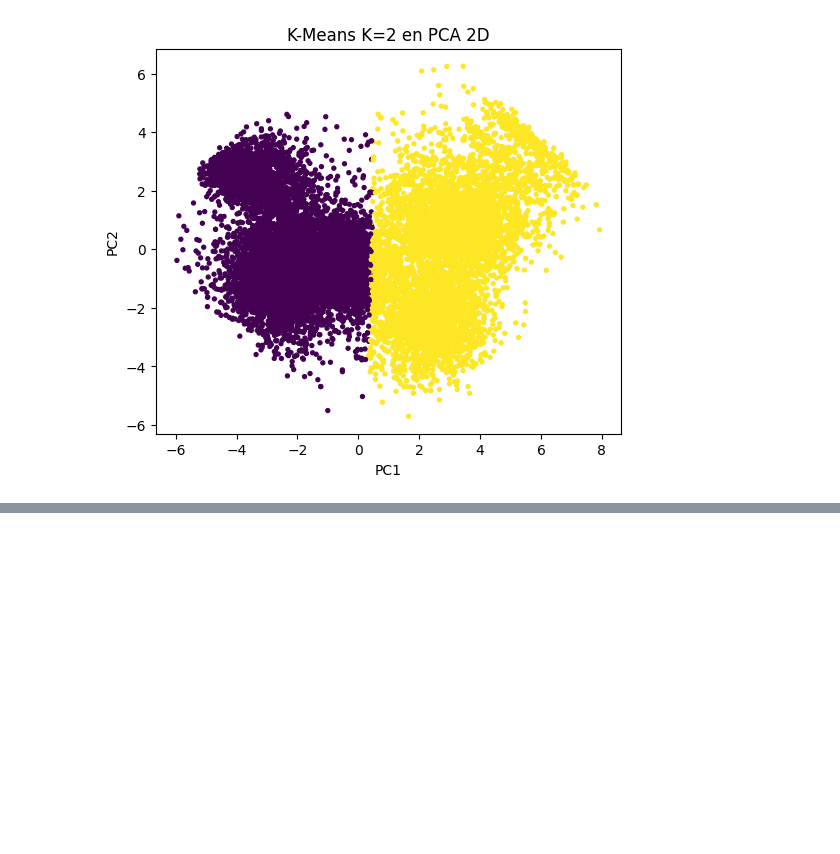
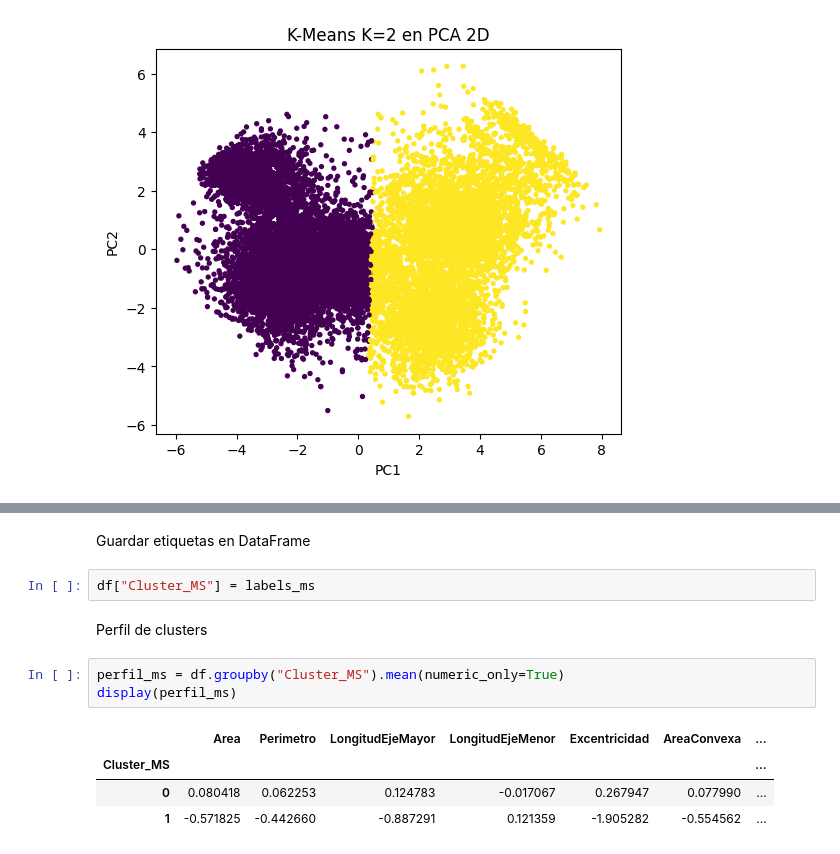
Before and after one commit to julianaduranl/Laboratorio2_G38, a Jupyter notebook: notebook.ipynb, the cells around one changed output, grey strips where cells are left out. Cells and saved outputs as stored; diff of their text form; blank space fills up the shorter version.

```diff
--- a/notebook.ipynb
+++ b/notebook.ipynb
@@ -653,0 +723,14 @@ plt.show()
+# %% [markdown]
+Guardar etiquetas en DataFrame
+# %%
+df["Cluster_MS"] = labels_ms
+# %% [markdown]
+Perfil de clusters
+# %%
+perfil_ms = df.groupby("Cluster_MS").mean(numeric_only=True)
+display(perfil_ms)
+# %% [output]
+|  | Area | Perimetro | LongitudEjeMayor | LongitudEjeMenor | Excentricidad | AreaConvexa | ... |
+| Cluster_MS |  |  |  |  |  |  | ... |
+| 0 | 0.080418 | 0.062253 | 0.124783 | -0.017067 | 0.267947 | 0.077990 | ... |
+| 1 | -0.571825 | -0.442660 | -0.887291 | 0.121359 | -1.905282 | -0.554562 | ... |
```
Also changed, not shown: parts of 19 cells of this notebook.
